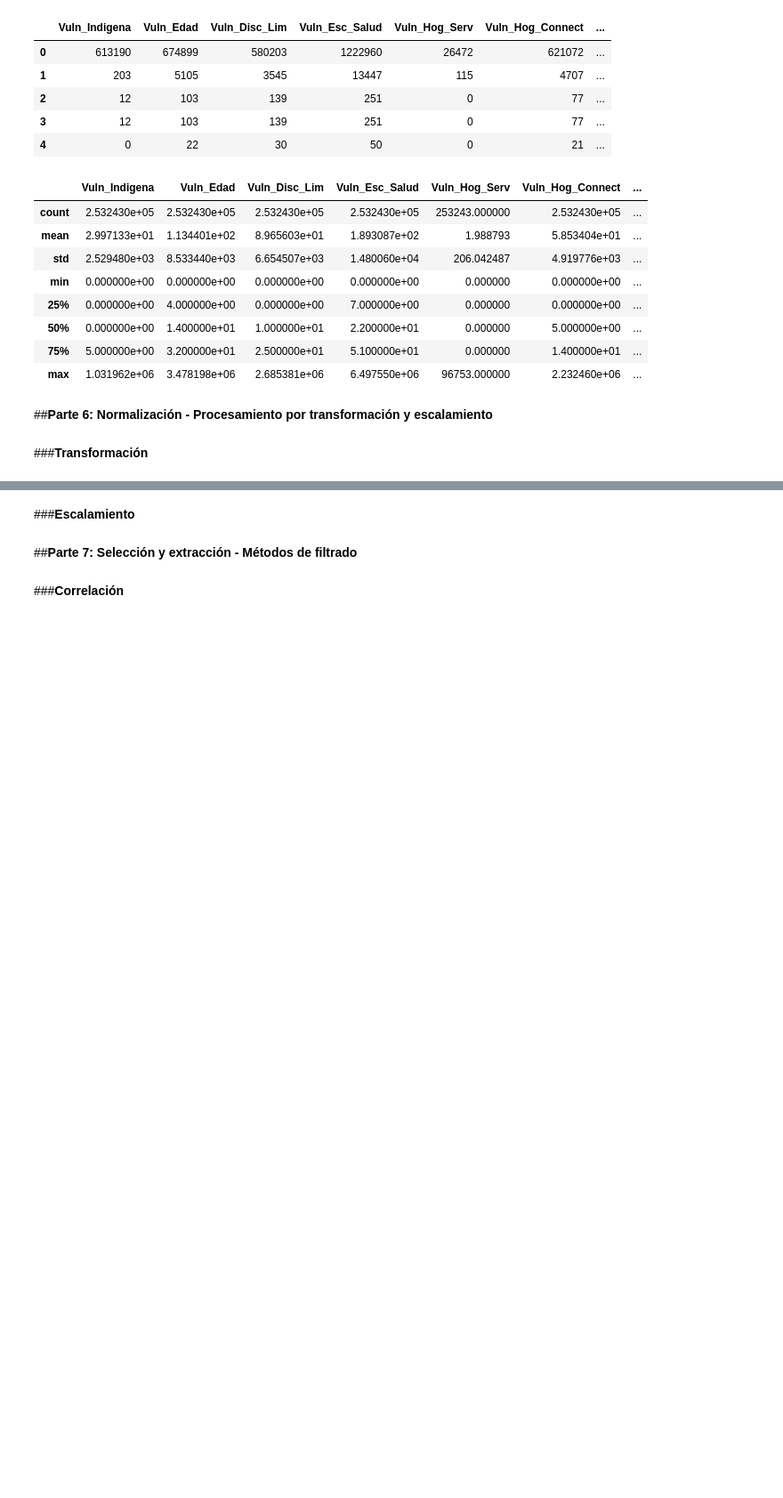
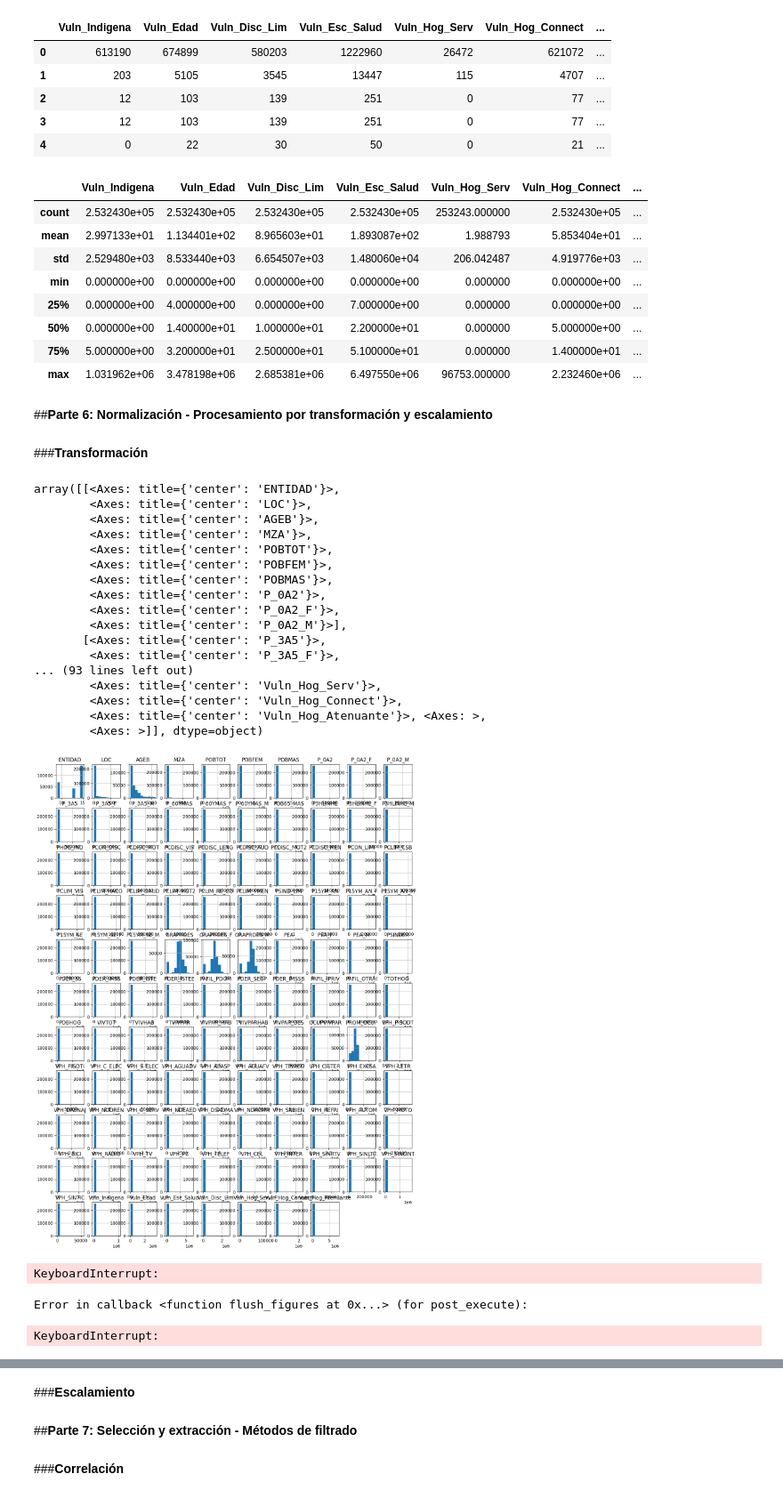
Before and after one commit to LH-1169213/IslasDeCalor, a Jupyter notebook: EDA_SCITEL_INEGI_Avance_2.ipynb, the cells around one changed output, grey strips where cells are left out. Shown at 89% size. Saved outputs shown, nothing was run; the diff lists cells and outputs as text; code cells hidden in the pictures; blank space fills up the shorter version.

```diff
--- a/EDA_SCITEL_INEGI_Avance_2.ipynb
+++ b/EDA_SCITEL_INEGI_Avance_2.ipynb
@@ -1317,4 +1317,42 @@ df_cat_vuln[['Vuln_Indigena', 'Vuln_Edad', 'Vuln_Disc_Lim', 'Vuln_Esc_Salud', 'V
 ##**Parte 6: Normalización - Procesamiento por transformación y escalamiento**
 # %% [markdown]
 ###**Transformación**
+# %%
+fig = plt.figure(figsize = (15,20))
+ax = fig.gca()
+df_cat_vuln.hist(ax = ax)
+# %% [output]
+array([[<Axes: title={'center': 'ENTIDAD'}>,
+        <Axes: title={'center': 'LOC'}>,
+        <Axes: title={'center': 'AGEB'}>,
+        <Axes: title={'center': 'MZA'}>,
+        <Axes: title={'center': 'POBTOT'}>,
+        <Axes: title={'center': 'POBFEM'}>,
+        <Axes: title={'center': 'POBMAS'}>,
+        <Axes: title={'center': 'P_0A2'}>,
+        <Axes: title={'center': 'P_0A2_F'}>,
+        <Axes: title={'center': 'P_0A2_M'}>],
+       [<Axes: title={'center': 'P_3A5'}>,
+        <Axes: title={'center': 'P_3A5_F'}>,
+... (93 lines left out)
+        <Axes: title={'center': 'Vuln_Hog_Serv'}>,
+        <Axes: title={'center': 'Vuln_Hog_Connect'}>,
+        <Axes: title={'center': 'Vuln_Hog_Atenuante'}>, <Axes: >,
+        <Axes: >]], dtype=object)
+[figure, added]
+# %%
+plt.figure(figsize=(10, 6))
+plt.bar(df_cat_vuln['ENTIDAD'], df_cat_vuln['Vuln_Indigena'])
+
+# Adding labels and title
+plt.xlabel('ENTIDAD')
+plt.ylabel('Vulnerable Indigenous Population')
+plt.title('Histogram of Vulnerable Indigenous Population per ENTIDAD')
+
+# Show the plot
+plt.show()
+# %% [output]
+KeyboardInterrupt:
+Error in callback <function flush_figures at 0x...> (for post_execute):
+KeyboardInterrupt:
 # %%
```
Also changed, not shown: parts of 4 cells of this notebook.
